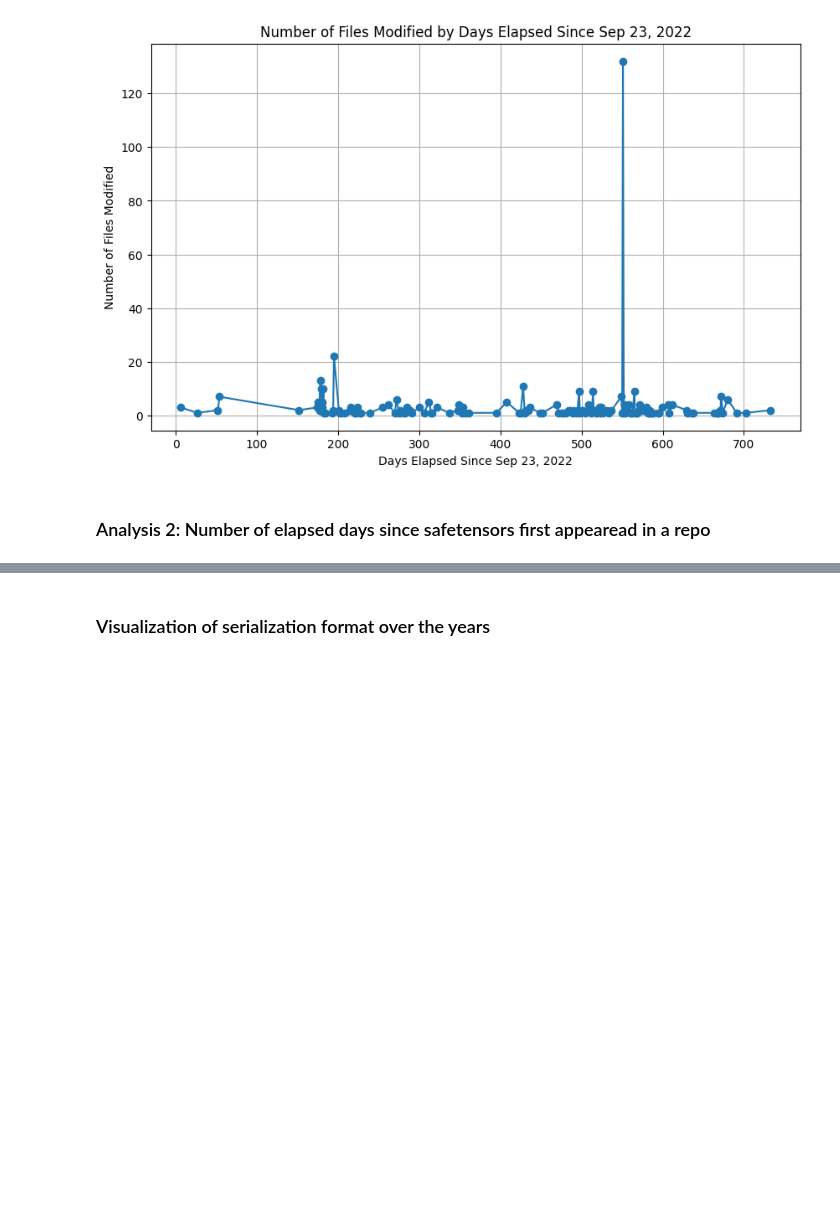
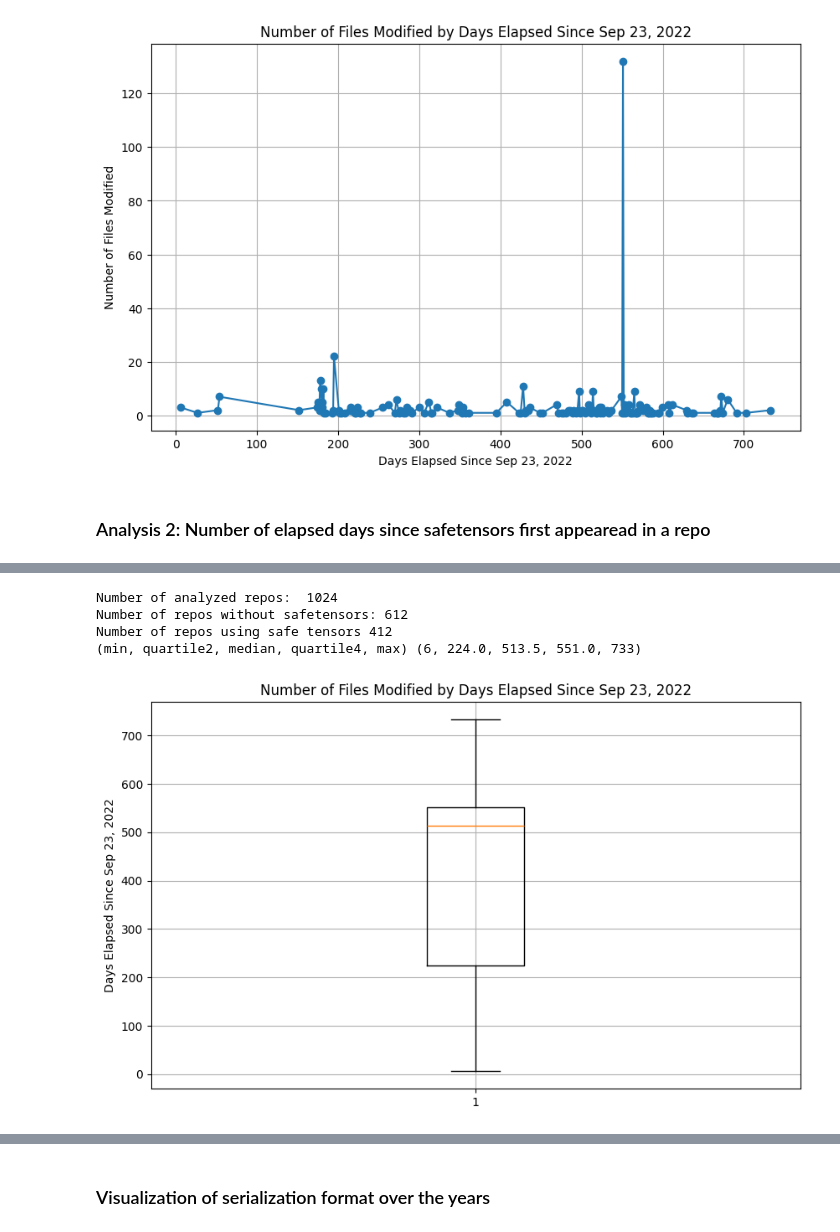
Before and after one commit to s2e-lab/model-evolution, a Jupyter notebook: scripts/notebooks/rq1_analysis.ipynb, the cells around one changed output, grey strips where cells are left out. Cells and saved outputs as stored; diff of their text form; code cells hidden in the pictures; blank space fills up the shorter version.

```diff
--- a/scripts/notebooks/rq1_analysis.ipynb
+++ b/scripts/notebooks/rq1_analysis.ipynb
@@ -123,0 +76,36 @@ Name: elapsed_days, Length: 412, dtype: int64
+# %%
+import matplotlib.pyplot as plt
+
+# Filter out rows with 'safetensors' serialization format
+df_safetensors = df[df['serialization_format'] == 'safetensors']
+
+
+# find the lowest number of elapsed days per unique repo_url
+df_safetensors_first_appearance = df_safetensors.groupby('repo_url')['elapsed_days'].min()
+df_safetensors_first_appearance = df_safetensors_first_appearance.reset_index()
+
+df_safetensors_first_appearance
+min = df_safetensors_first_appearance['elapsed_days'].min()
+max = df_safetensors_first_appearance['elapsed_days'].max()
+median = df_safetensors_first_appearance['elapsed_days'].median()
+quartile2 = df_safetensors_first_appearance['elapsed_days'].quantile(0.25)
+quartile4 = df_safetensors_first_appearance['elapsed_days'].quantile(0.75)
+# count number of repos wihout safetensors
+print("Number of analyzed repos: ", len(df['repo_url'].unique()))
+print(f"Number of repos without safetensors: {len(df['repo_url'].unique()) - len(df_safetensors_first_appearance)}")
+print("Number of repos using safe tensors", len(df_safetensors_first_appearance))
+print("(min, quartile2, median, quartile4, max)",(min, quartile2, median, quartile4, max))
+
+# show box plot
+plt.figure(figsize=(10, 6))
+plt.boxplot(df_safetensors_first_appearance['elapsed_days'])
+plt.ylabel("Days Elapsed Since Sep 23, 2022")
+plt.title("Number of Files Modified by Days Elapsed Since Sep 23, 2022")
+plt.grid(True)
+plt.show()
+# %% [output]
+Number of analyzed repos:  1024
+Number of repos without safetensors: 612
+Number of repos using safe tensors 412
+(min, quartile2, median, quartile4, max) (6, 224.0, 513.5, 551.0, 733)
+[figure, added]
```
Also changed, not shown: parts of 6 cells of this notebook.
